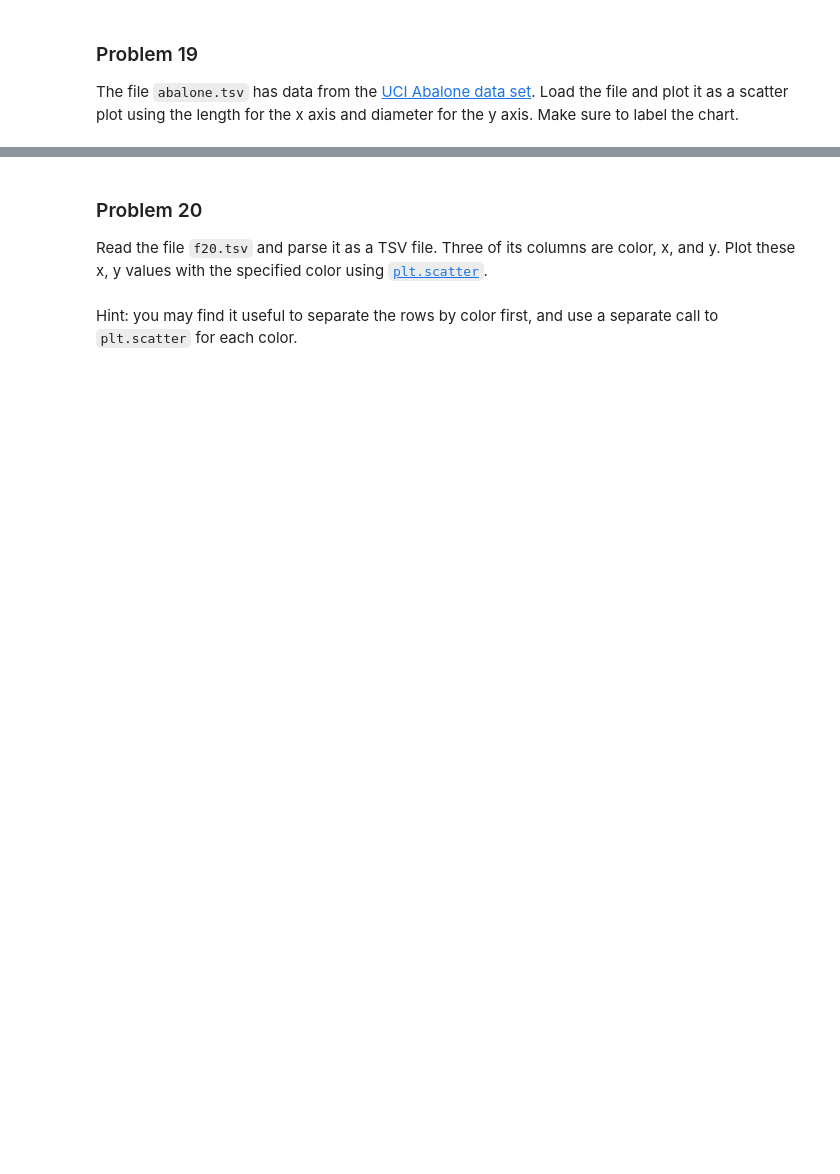
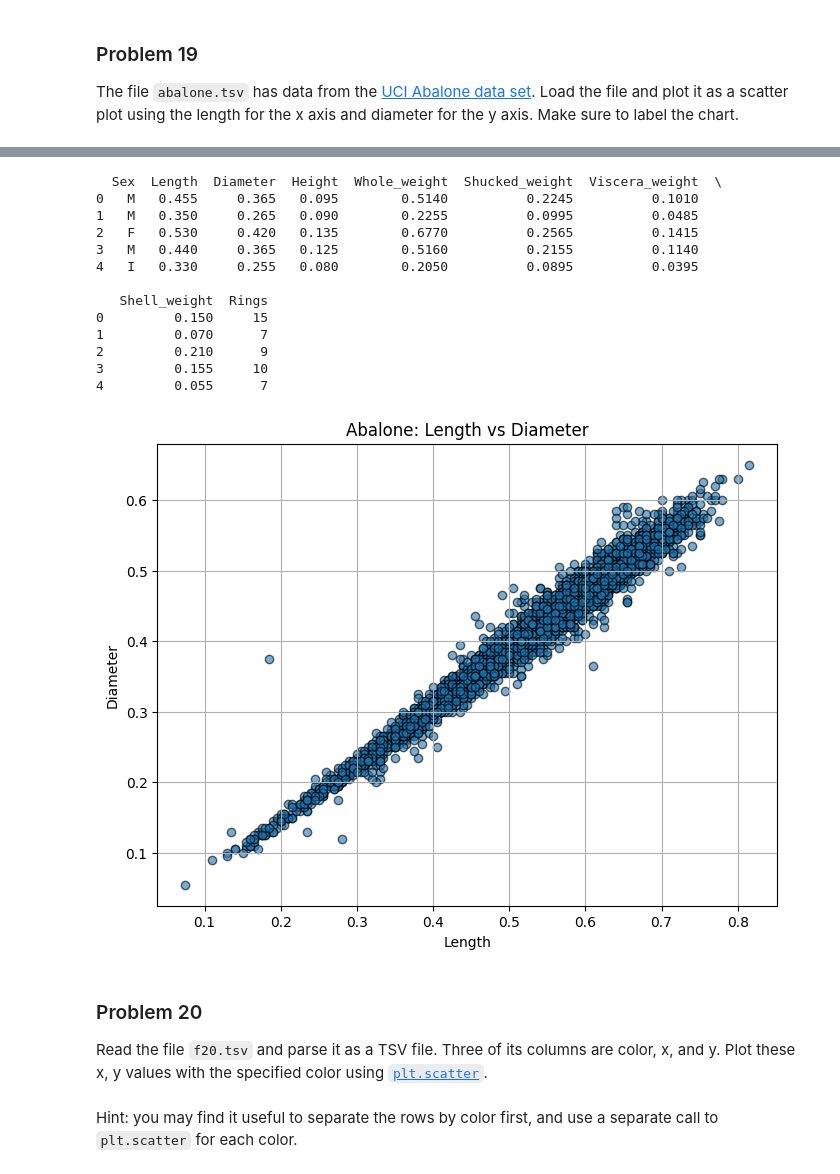
Before and after one commit to victordvas/dx602-homework-05, a Jupyter notebook: homework.ipynb, the cells around one changed output, grey strips where cells are left out. Saved outputs shown, nothing was run; the diff lists cells and outputs as text; code cells hidden in the pictures; blank space fills up the shorter version.

```diff
--- a/homework.ipynb
+++ b/homework.ipynb
@@ -505,3 +533,30 @@ Ellipsis
+# %%
+# YOUR CHANGES HERE
+
+df = pd.read_csv('abalone.tsv', sep='\t')
+print(df.head())
+plt.figure(figsize=(8, 6))
+plt.scatter(df['Length'], df['Diameter'], alpha=0.6, edgecolors='k')
+plt.title('Abalone: Length vs Diameter')
+plt.xlabel('Length')
+plt.ylabel('Diameter')
+plt.grid(True)
+plt.show()
+# %% [output]
+  Sex  Length  Diameter  Height  Whole_weight  Shucked_weight  Viscera_weight  \
+0   M   0.455     0.365   0.095        0.5140          0.2245          0.1010
+1   M   0.350     0.265   0.090        0.2255          0.0995          0.0485
+2   F   0.530     0.420   0.135        0.6770          0.2565          0.1415
+3   M   0.440     0.365   0.125        0.5160          0.2155          0.1140
+4   I   0.330     0.255   0.080        0.2050          0.0895          0.0395
+
+   Shell_weight  Rings
+0         0.150     15
+1         0.070      7
+2         0.210      9
+3         0.155     10
+4         0.055      7
+[figure, added]
 # %% [markdown]
 ### Problem 20
 
```
Also changed, not shown: parts of 7 cells of this notebook.
